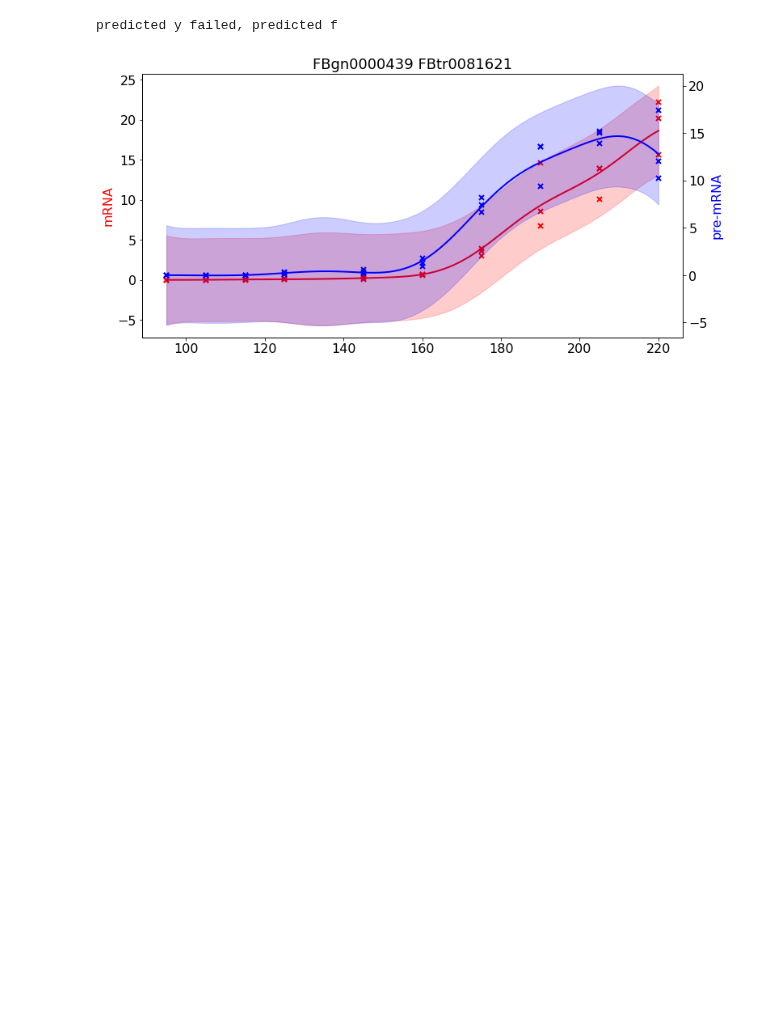
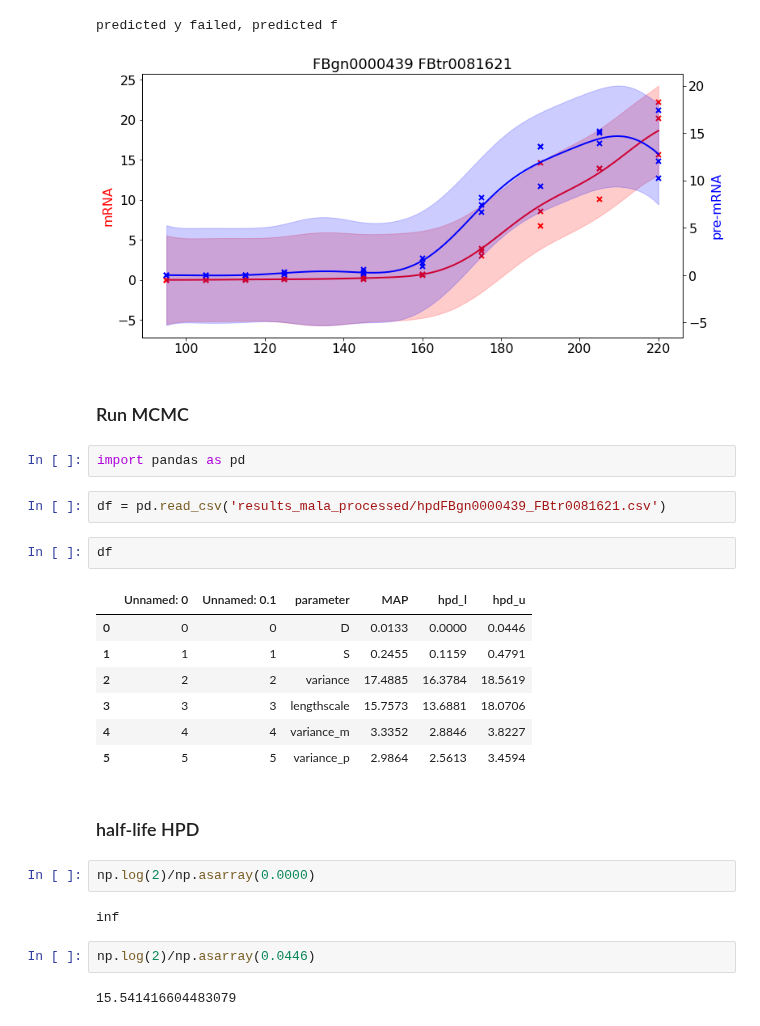
Before and after one commit to ManchesterBioinference/GP_Transcription_Dynamics, a Jupyter notebook: Notebooks/demo_dfd.ipynb, the cells around one changed output. Drawn from its saved outputs; the diff is of its cells as text; blank space fills up the shorter version.

```diff
--- a/Notebooks/demo_dfd.ipynb
+++ b/Notebooks/demo_dfd.ipynb
@@ -177,3 +330,29 @@ plot_trcd_predict(1, trcd, tr_id, gene_id, observations_orig, variance_m, varian
 # %% [output]
 predicted y failed, predicted f
 [figure]
+# %% [markdown]
+### Run MCMC
+# %%
+import pandas as pd
+# %%
+df = pd.read_csv('results_mala_processed/hpdFBgn0000439_FBtr0081621.csv')
+# %%
+df
+# %% [output]
+|  | Unnamed: 0 | Unnamed: 0.1 | parameter | MAP | hpd_l | hpd_u |
+| 0 | 0 | 0 | D | 0.0133 | 0.0000 | 0.0446 |
+| 1 | 1 | 1 | S | 0.2455 | 0.1159 | 0.4791 |
+| 2 | 2 | 2 | variance | 17.4885 | 16.3784 | 18.5619 |
+| 3 | 3 | 3 | lengthscale | 15.7573 | 13.6881 | 18.0706 |
+| 4 | 4 | 4 | variance_m | 3.3352 | 2.8846 | 3.8227 |
+| 5 | 5 | 5 | variance_p | 2.9864 | 2.5613 | 3.4594 |
+# %% [markdown]
+### half-life HPD
+# %%
+np.log(2)/np.asarray(0.0000)
+# %% [output]
+inf
+# %%
+np.log(2)/np.asarray(0.0446)
+# %% [output]
+15.541416604483079
```
Also changed, not shown: parts of 11 cells of this notebook, 2 other files.
